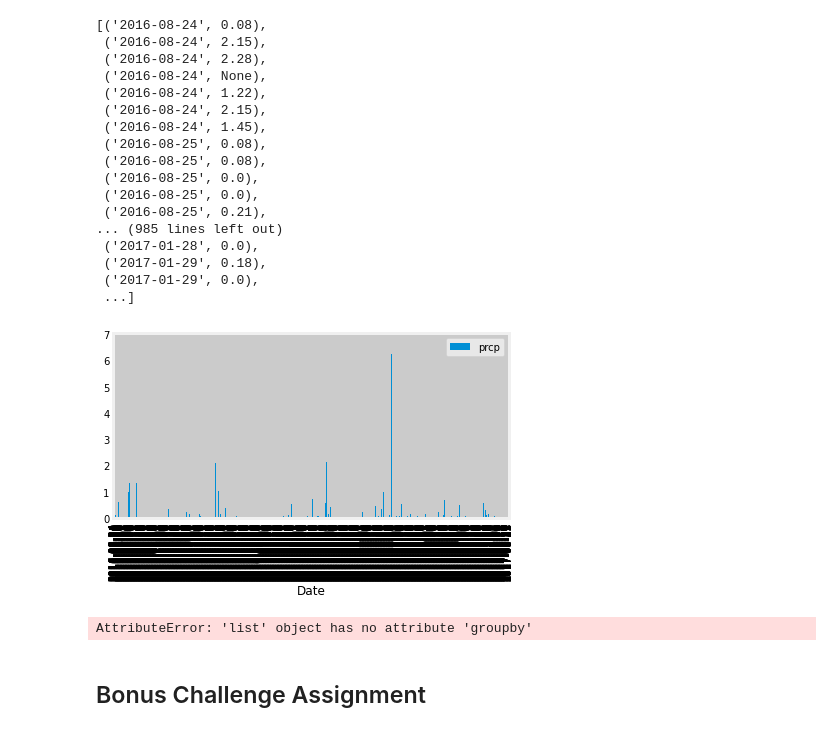
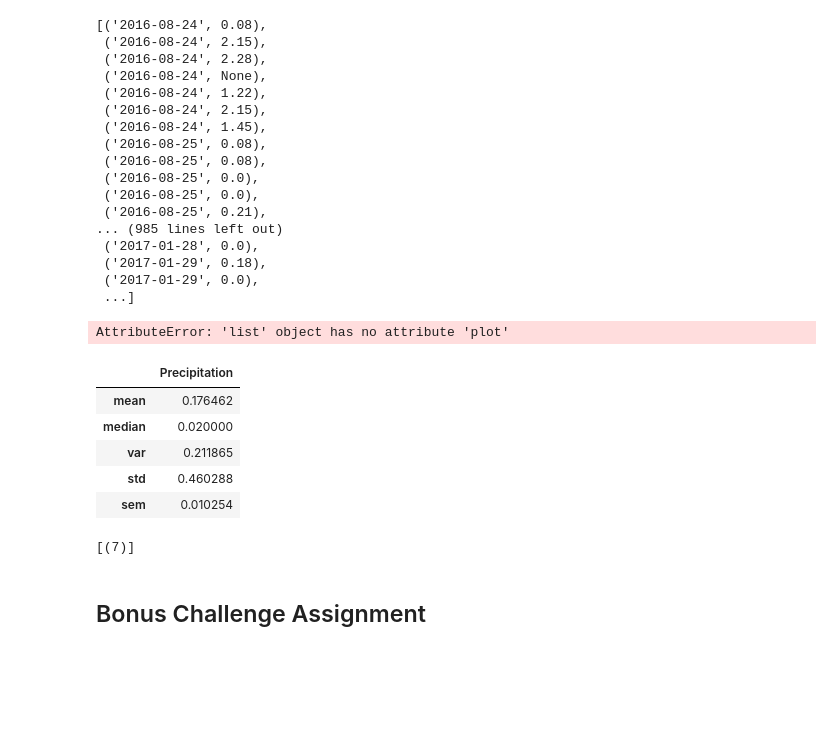
Before and after one commit to kwelter23/sqlalchemy, a Jupyter notebook: climate_starter.ipynb, the cells around one changed output. Saved outputs shown, nothing was run; the diff lists cells and outputs as text; code cells hidden in the pictures; blank space fills up the shorter version.

```diff
--- a/climate_starter.ipynb
+++ b/climate_starter.ipynb
@@ -112,23 +114,36 @@ last_year
  ('2017-01-29', 0.0),
  ...]
 # %%
-#Use Pandas
-last_year_df = pd.DataFrame(last_year, columns=['Date', 'prcp'])
-last_year_df.set_index('Date', inplace=True)
-last_year_df.plot.bar()
-plt.tight_layout()
-
-
-plt.show()
+df = pd.DataFrame(last_year, columns=['Date', 'open_avg'])
+df.set_index('stock', inplace=True)
-# %% [output]
-[figure, removed]
+# %%
+ #Use Pandas to make bar graph
+last_year_df.plot()
+
+plt.ylabel("Inches")
+plt.title('Precipitation by Date')
+plt.xticks(rotation=45)
+
+
+plt.show()
+# %% [output]
+AttributeError: 'list' object has no attribute 'plot'
+# %%
+last_year_stats = pd.DataFrame(last_year, columns=['Date','Precipitation'])
+# %%
+# Use Pandas to calcualte the summary statistics for the precipitation data
+precip_stats = last_year_stats.agg({'Precipitation':["mean", "median", "var", "std", "sem"]})
+precip_stats
+# %% [output]
+|  | Precipitation |
+| mean | 0.176462 |
+| median | 0.020000 |
+| var | 0.211865 |
+| std | 0.460288 |
+| sem | 0.010254 |
 # %%
-# Design a query to retrieve the last 12 months of precipitation data and plot the results
-sel = [Measurement.date,
-       Measurement.prcp]
-last_year1 = session.query(*sel).\
-    filter(func.strftime(Measurement.station) == 'USC00516128').\
-    filter(func.strftime(Measurement.date) > '2016-08-23').\
-    group_by(Measurement.date).\
-    order_by(Measurement.date).all()
-last_year1
+# Design a query to show how many stations are available in this dataset?
+session.query(func.count(distinct(Measurement.station))).filter(func.strftime(Measurement.date) > '2016-08-23').all()
+#print (f"Number of Stations {number}")
+# %% [output]
+[(7)]
@@ -144,6 +149,0 @@ plt.show()
-# %%
-# Use Pandas to calcualte the summary statistics for the precipitation data
-precip_summary_data = last_year.groupby('date').agg({'prcp':["mean", "median", "var", "std", "sem"]})
-precip_summary_data
-# %% [output]
-AttributeError: 'list' object has no attribute 'groupby'
```
Also changed, not shown: parts of 4 cells of this notebook.
